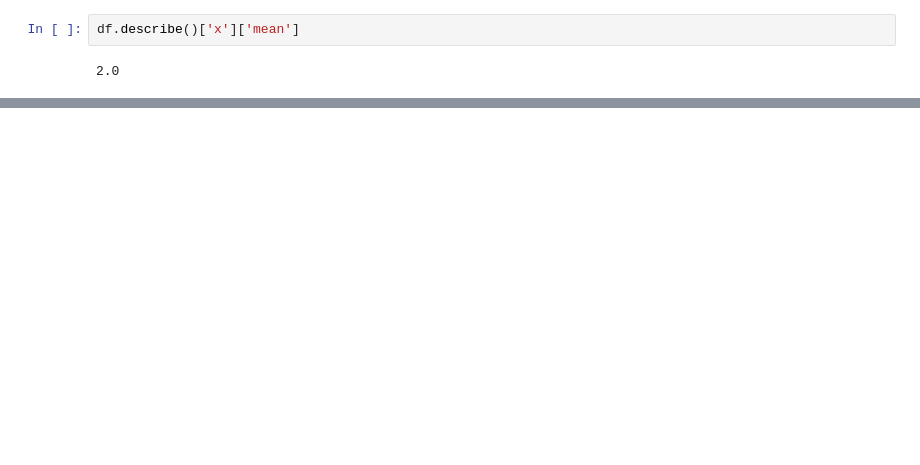
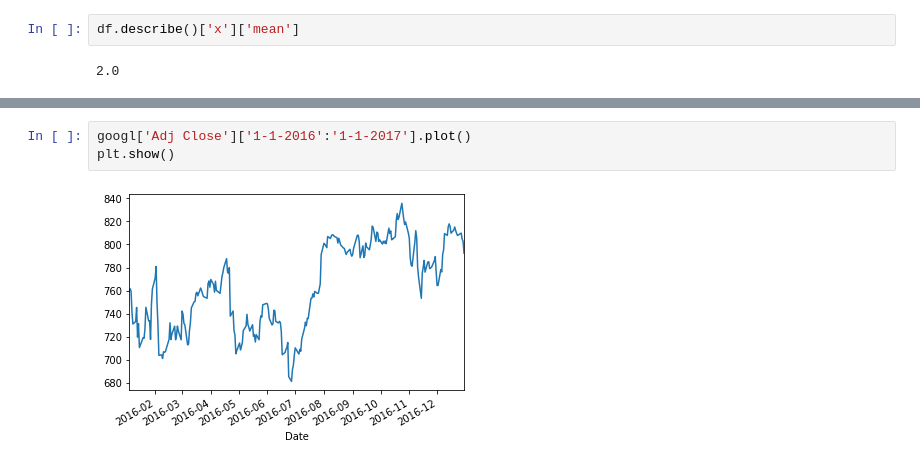
Before and after one commit to phelps-sg/python-bigdata, a Jupyter notebook: src/main/ipynb/pandas.ipynb, the cells around one changed output, grey strips where cells are left out. Cells and saved outputs as stored; diff of their text form; blank space fills up the shorter version.

```diff
--- a/src/main/ipynb/pandas.ipynb
+++ b/src/main/ipynb/pandas.ipynb
@@ -605,0 +490,5 @@ ax = plt.hist(weekly_rets)
+# %%
+googl['Adj Close']['1-1-2016':'1-1-2017'].plot()
+plt.show()
+# %% [output]
+[figure, added]
```
Also changed, not shown: parts of 127 cells of this notebook, 4 other files.
